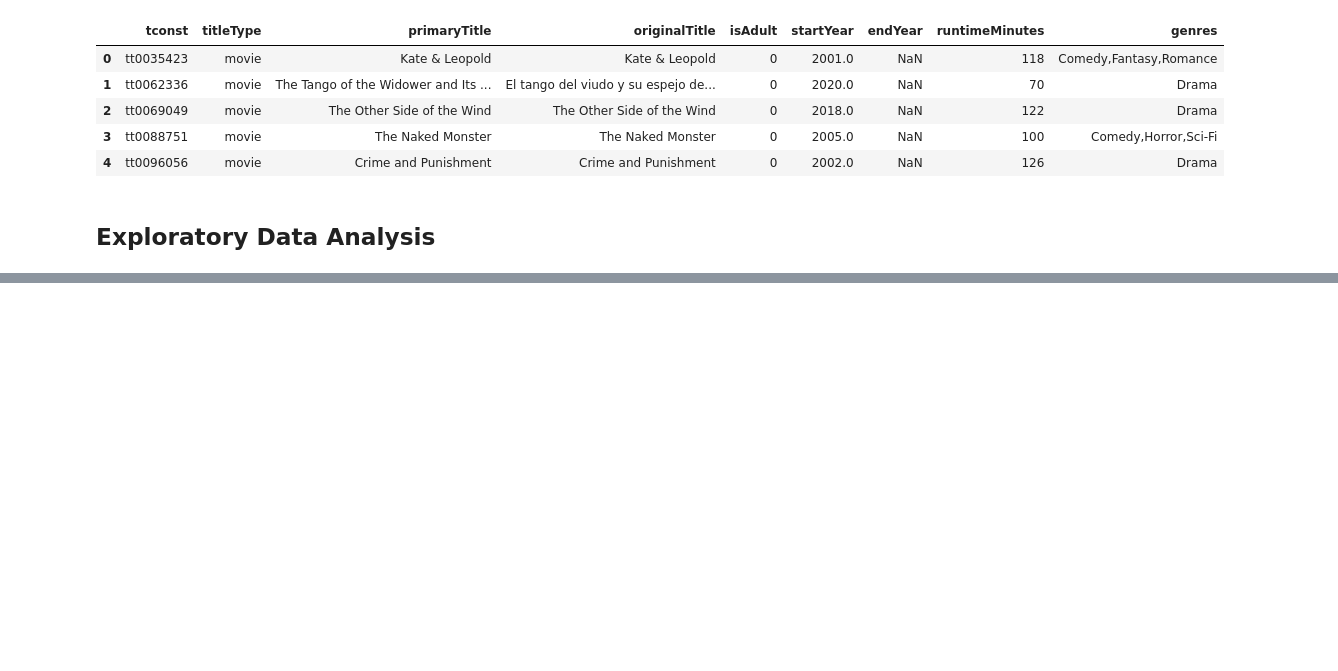
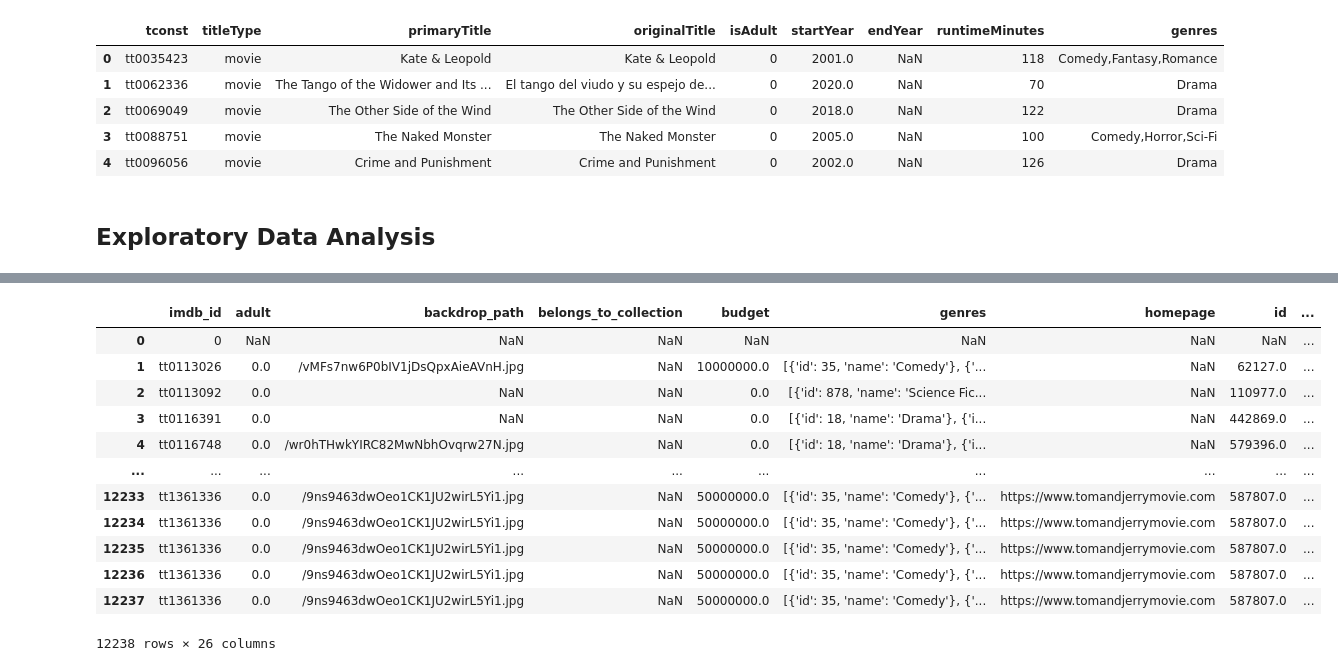
Before and after one commit to valmazan/Project-3---Part-2-Extract-from-TMDB--Core-, a Jupyter notebook: P3 Part 2 Extract from TMDB (Core).ipynb, the cells around one changed output, grey strips where cells are left out. Drawn from its saved outputs; the diff is of its cells as text; code cells hidden in the pictures; blank space fills up the shorter version.

```diff
--- a/P3 Part 2 Extract from TMDB (Core).ipynb
+++ b/P3 Part 2 Extract from TMDB (Core).ipynb
@@ -310,0 +390,17 @@ for YEAR in tqdm_notebook(years_to_get, desc='YEARS', position=0):
+# %%
+df_final_merged = pd.concat([df_final_2000,df_final_2001],ignore_index = True, sort = False)
+df_final_merged
+# %% [output]
+|  | imdb_id | adult | backdrop_path | belongs_to_collection | budget | genres | homepage | id | ... |
+| 0 | 0 | NaN | NaN | NaN | NaN | NaN | NaN | NaN | ... |
+| 1 | tt0113026 | 0.0 | /vMFs7nw6P0bIV1jDsQpxAieAVnH.jpg | NaN | 10000000.0 | [{'id': 35, 'name': 'Comedy'}, {'... | NaN | 62127.0 | ... |
+| 2 | tt0113092 | 0.0 | NaN | NaN | 0.0 | [{'id': 878, 'name': 'Science Fic... | NaN | 110977.0 | ... |
+| 3 | tt0116391 | 0.0 | NaN | NaN | 0.0 | [{'id': 18, 'name': 'Drama'}, {'i... | NaN | 442869.0 | ... |
+| 4 | tt0116748 | 0.0 | /wr0hTHwkYIRC82MwNbhOvqrw27N.jpg | NaN | 0.0 | [{'id': 18, 'name': 'Drama'}, {'i... | NaN | 579396.0 | ... |
+| ... | ... | ... | ... | ... | ... | ... | ... | ... | ... |
+| 12233 | tt1361336 | 0.0 | /9ns9463dwOeo1CK1JU2wirL5Yi1.jpg | NaN | 50000000.0 | [{'id': 35, 'name': 'Comedy'}, {'... | https://www.tomandjerrymovie.com | 587807.0 | ... |
+| 12234 | tt1361336 | 0.0 | /9ns9463dwOeo1CK1JU2wirL5Yi1.jpg | NaN | 50000000.0 | [{'id': 35, 'name': 'Comedy'}, {'... | https://www.tomandjerrymovie.com | 587807.0 | ... |
+| 12235 | tt1361336 | 0.0 | /9ns9463dwOeo1CK1JU2wirL5Yi1.jpg | NaN | 50000000.0 | [{'id': 35, 'name': 'Comedy'}, {'... | https://www.tomandjerrymovie.com | 587807.0 | ... |
+| 12236 | tt1361336 | 0.0 | /9ns9463dwOeo1CK1JU2wirL5Yi1.jpg | NaN | 50000000.0 | [{'id': 35, 'name': 'Comedy'}, {'... | https://www.tomandjerrymovie.com | 587807.0 | ... |
+| 12237 | tt1361336 | 0.0 | /9ns9463dwOeo1CK1JU2wirL5Yi1.jpg | NaN | 50000000.0 | [{'id': 35, 'name': 'Comedy'}, {'... | https://www.tomandjerrymovie.com | 587807.0 | ... |
+12238 rows × 26 columns
```
Also changed, not shown: parts of 10 cells of this notebook, 4 other files.
